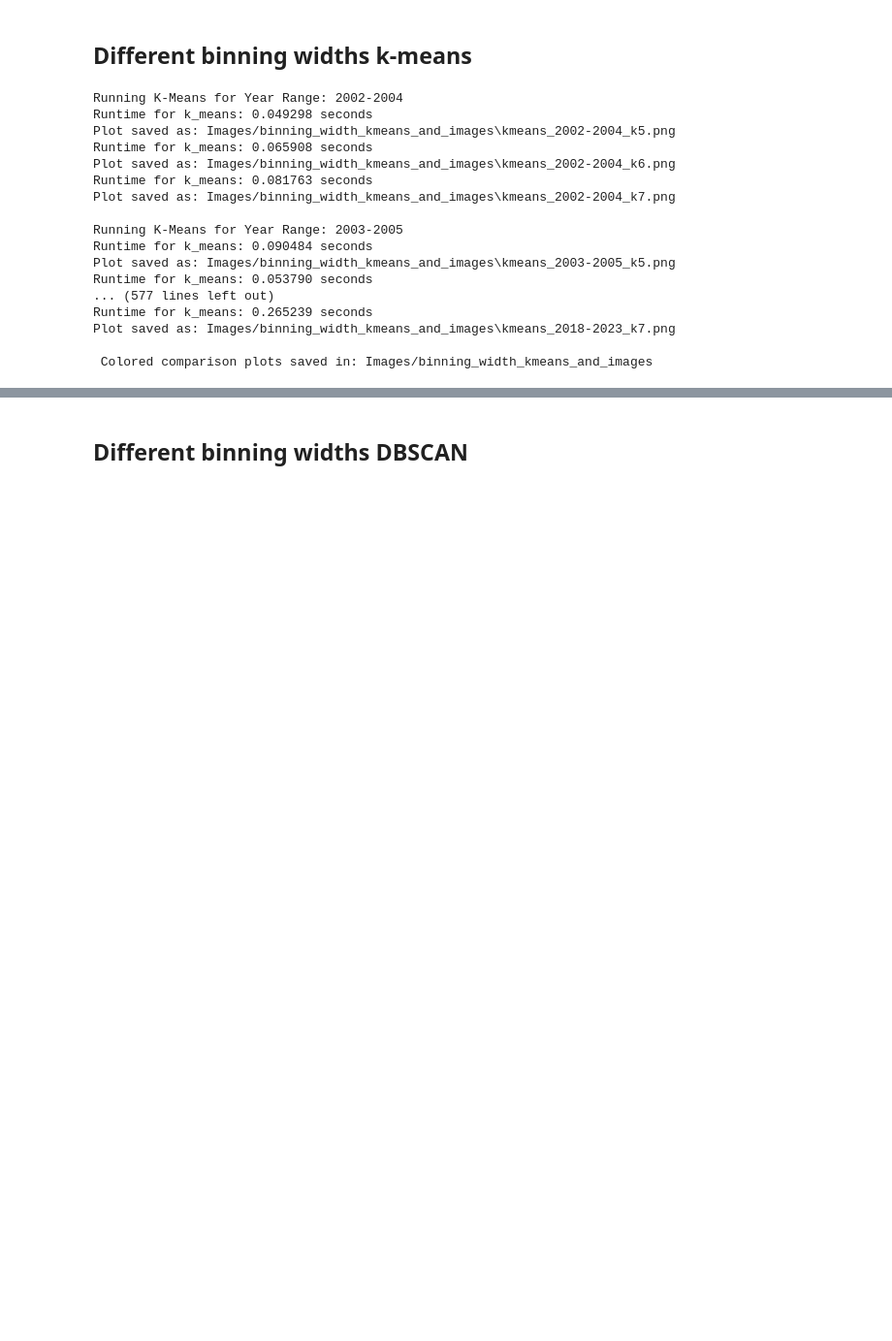
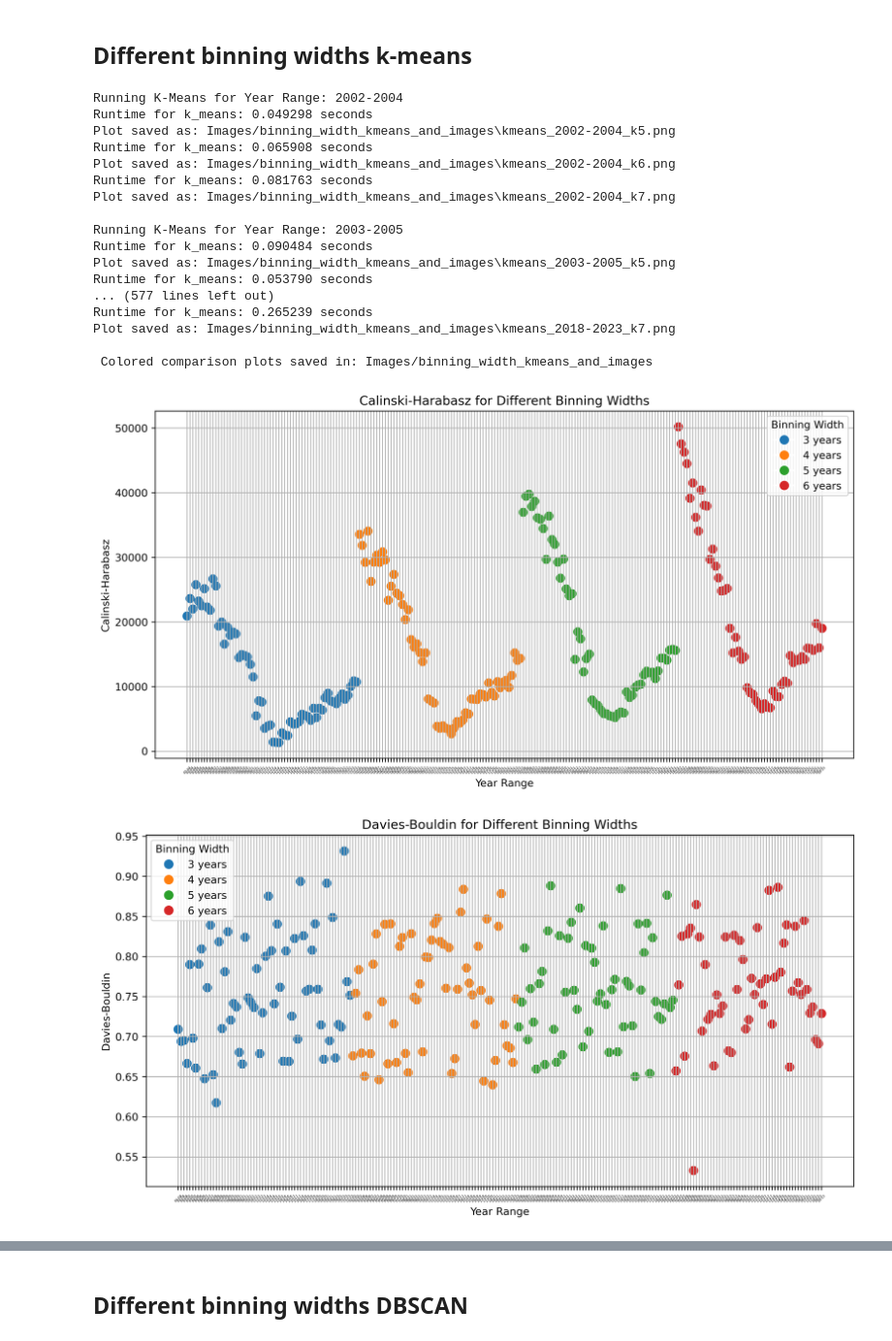
Before and after one commit to FiPf/AIUB-Backup, a Jupyter notebook: clustering/binning_width.ipynb, the cells around one changed output, grey strips where cells are left out. Shown at 97% size. Saved outputs shown, nothing was run; the diff lists cells and outputs as text; code cells hidden in the pictures; blank space fills up the shorter version.

Commit message:
worked on comparing the scores

```diff
--- a/clustering/binning_width.ipynb
+++ b/clustering/binning_width.ipynb
@@ -75,3 +75,13 @@ Runtime for k_means: 0.265239 seconds
 Plot saved as: Images/binning_width_kmeans_and_images\kmeans_2018-2023_k7.png
 
  Colored comparison plots saved in: Images/binning_width_kmeans_and_images
+# %%
+import os
+from IPython.display import display, Image
+display(Image(filename=os.path.join('Images', 'binning_width_kmeans_and_images','calinski-harabasz_binnings.png')))
+display(Image(filename=os.path.join("Images/binning_width_kmeans_and_images/davies-bouldin_binnings.png")))
+display(Image(filename=os.path.join("Images/binning_width_kmeans_and_images/dunn_index_binnings.png")))
+display(Image(filename=os.path.join("Images/binning_width_kmeans_and_images/silhouette_score_binnings.png")))
+# %% [output]
+[figure, added]
+[figure, added]
```
Also changed, not shown: parts of 2 cells of this notebook, 2 other files.
